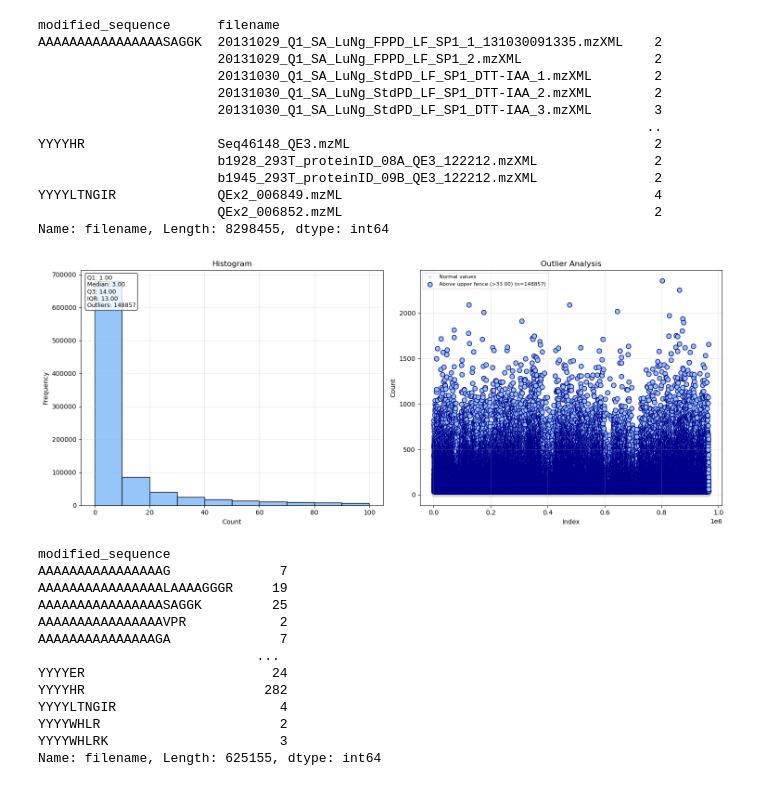
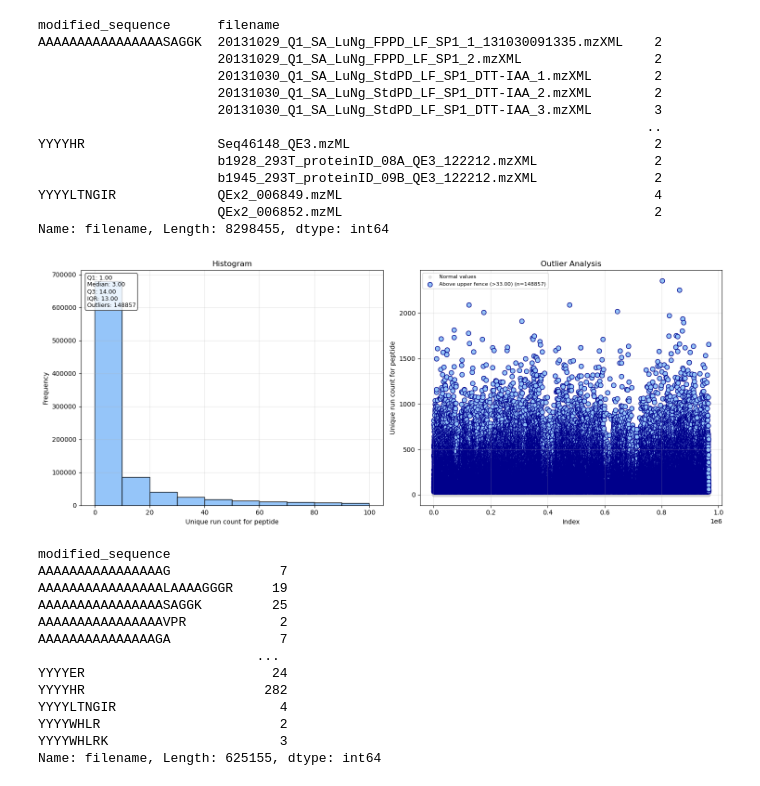
Before and after one commit to WannesLamberts/MTL-peptide-property-prediction-pool, a Jupyter notebook: notebooks/data_analysis/analysis_massive.ipynb, the cells around one changed output. Saved outputs shown, nothing was run; the diff lists cells and outputs as text; code cells hidden in the pictures.

```diff
--- a/notebooks/data_analysis/analysis_massive.ipynb
+++ b/notebooks/data_analysis/analysis_massive.ipynb
@@ -87,9 +87,9 @@ Name: filename, Length: 8298455, dtype: int64
 # %%
 overlap_across_file = df.groupby('modified_sequence')['filename'].nunique()
 # %%
-combined_plot_no_box(overlap_across_file, "Count",range=(0,100))
+combined_plot_no_box(overlap_across_file, "Unique run count for peptide",range=(0,100))
 # %% [output]
-[figure, old version]
+[figure, new version]
 # %%
 overlap_across_file[overlap_across_file>1]
 # %% [output]
```
Also changed, not shown: parts of 1 cell of this notebook, 3 other files.
